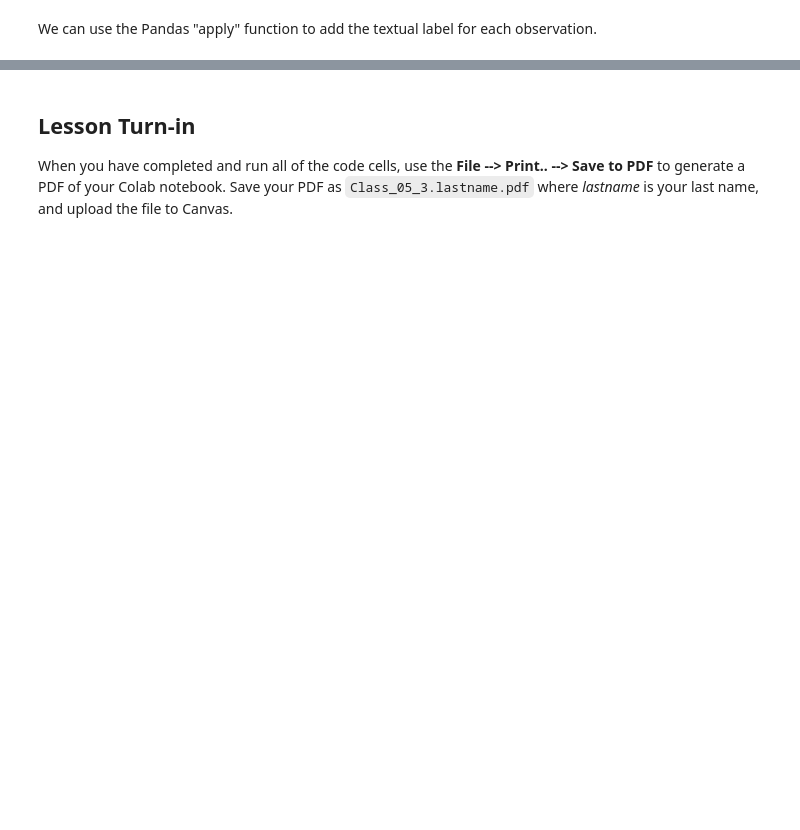
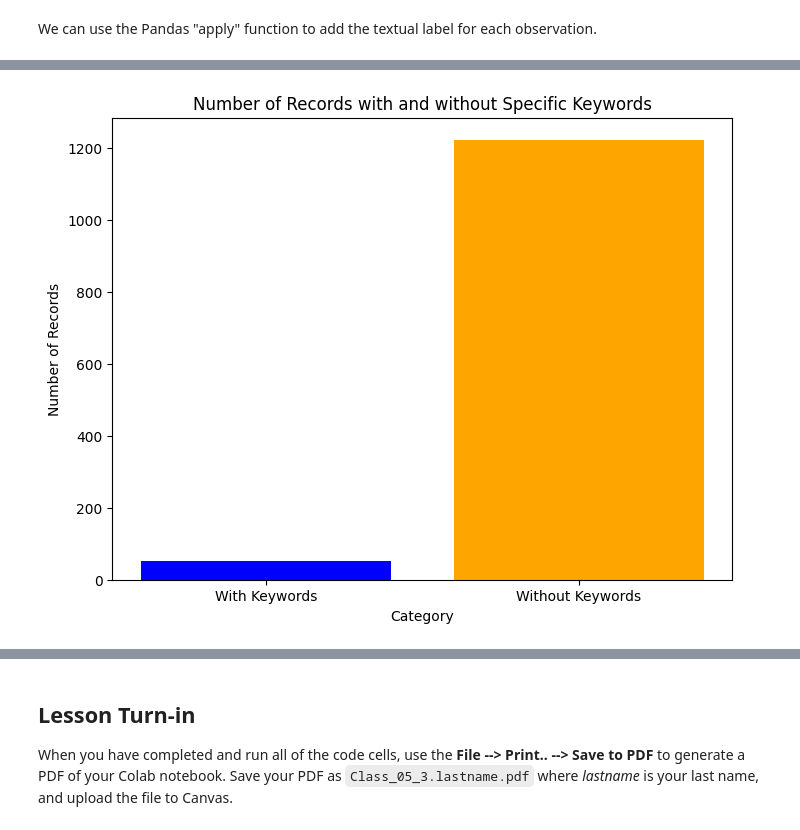
Before and after one commit to DavidSenseman/BIO1173_Fall2025, a Jupyter notebook: F25_Class_05_3.ipynb, the cells around one changed output, grey strips where cells are left out. Saved outputs shown, nothing was run; the diff lists cells and outputs as text; code cells hidden in the pictures; blank space fills up the shorter version.

```diff
--- a/F25_Class_05_3.ipynb
+++ b/F25_Class_05_3.ipynb
@@ -292,0 +468,15 @@ for a in encoded.input_ids:
+# %%
+# Example 5: Search Records Using Keywords
+
+# Function to filter records by multiple keywords in abstract
+def filter_records_by_keywords(dataframe, keywords):
+    # Create a regex pattern to match any of the keywords
+    pattern = '|'.join(keywords)
+    return dataframe[dataframe['abstract'].str.contains(pattern, case=False, na=False)]
+
+# Extract records with the keywords
+keywords = ['mitochondria', 'autophage', 'fasting']
+filtered_records = filter_records_by_keywords(zshot_dataset_df, keywords)
+
+# Display the filtered records
+print(filtered_records)
@@ -292,0 +509,41 @@ for a in encoded.input_ids:
+# %%
+# Example 6: Display Barplot of records with keywords
+
+import pandas as pd
+import matplotlib.pyplot as plt
+from datasets import load_dataset
+
+# Load the dataset
+zshot_dataset = load_dataset("zeroshot/arxiv-biology", split="train")
+
+# Convert the dataset to a Pandas DataFrame
+zshot_df = pd.DataFrame(zshot_dataset)
+
+# Function to filter records by multiple keywords in abstract
+def filter_records_by_keywords(dataframe, keywords):
+    # Create a regex pattern to match any of the keywords
+    pattern = '|'.join(keywords)
+    return dataframe[dataframe['abstract'].str.contains(pattern, case=False, na=False)]
+
+# Define the keywords
+keywords = ['plant']
+
+# Filter records with the keywords
+filtered_records = filter_records_by_keywords(zshot_df, keywords)
+
+# Count the number of records with and without keywords
+count_with_keywords = len(filtered_records)
+count_without_keywords = len(zshot_df) - count_with_keywords
+
+# Create a bar plot
+labels = ['With Keywords', 'Without Keywords']
+counts = [count_with_keywords, count_without_keywords]
+
+plt.figure(figsize=(8, 6))
+plt.bar(labels, counts, color=['blue', 'orange'])
+plt.xlabel('Category')
+plt.ylabel('Number of Records')
+plt.title('Number of Records with and without Specific Keywords')
+plt.show()
+# %% [output]
+[figure, added]
```
Also changed, not shown: parts of 87 cells of this notebook.
